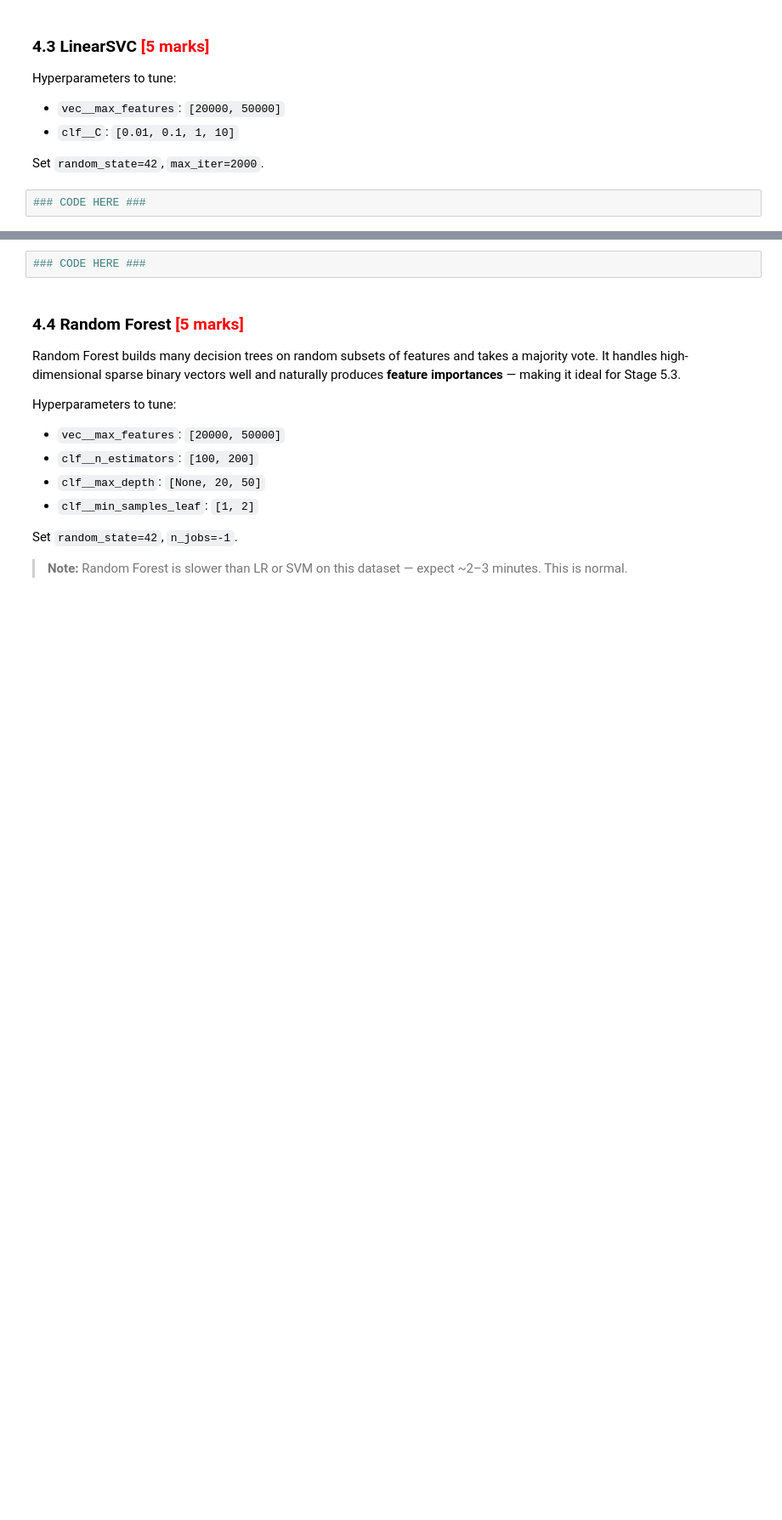
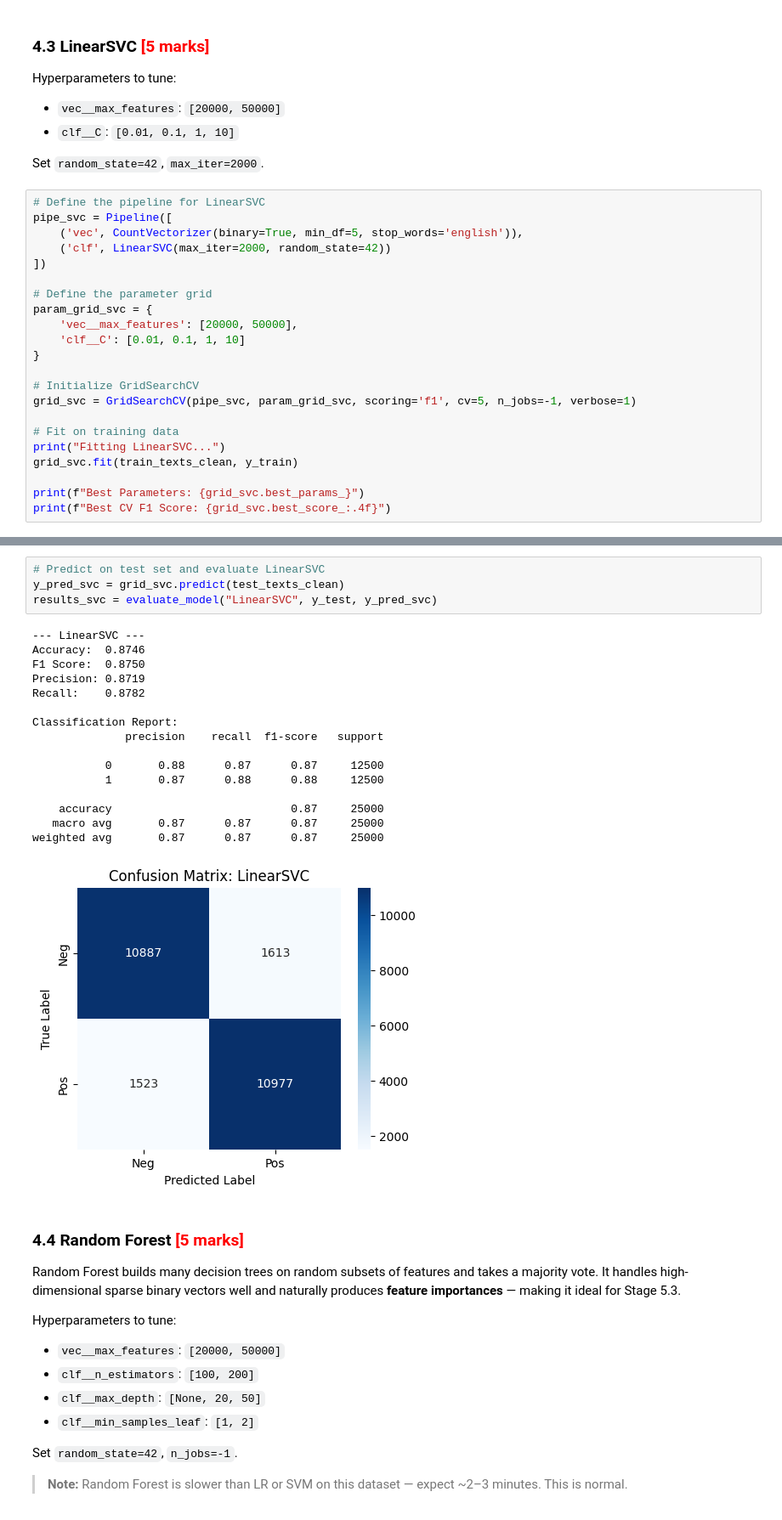
Before and after one commit to mkamdar/applied_ai_agentic_ai, a Jupyter notebook: Classification-Assignment-IMDB/IMDB_Sentiment_Exercise.ipynb, the cells around one changed output, grey strips where cells are left out. Shown at 85% size. Cells and saved outputs as stored; diff of their text form; blank space fills up the shorter version.

```diff
--- a/Classification-Assignment-IMDB/IMDB_Sentiment_Exercise.ipynb
+++ b/Classification-Assignment-IMDB/IMDB_Sentiment_Exercise.ipynb
@@ -469,4 +618,24 @@ Hyperparameters to tune:
 
 Set `random_state=42`, `max_iter=2000`.
 # %%
-### CODE HERE ###
+# Define the pipeline for LinearSVC
+pipe_svc = Pipeline([
+    ('vec', CountVectorizer(binary=True, min_df=5, stop_words='english')),
+    ('clf', LinearSVC(max_iter=2000, random_state=42))
+])
+
+# Define the parameter grid
+param_grid_svc = {
+    'vec__max_features': [20000, 50000],
+    'clf__C': [0.01, 0.1, 1, 10]
+}
+
+# Initialize GridSearchCV
+grid_svc = GridSearchCV(pipe_svc, param_grid_svc, scoring='f1', cv=5, n_jobs=-1, verbose=1)
+
+# Fit on training data
+print("Fitting LinearSVC...")
+grid_svc.fit(train_texts_clean, y_train)
+
+print(f"Best Parameters: {grid_svc.best_params_}")
+print(f"Best CV F1 Score: {grid_svc.best_score_:.4f}")
@@ -473,5 +647,24 @@ Set `random_state=42`, `max_iter=2000`.
 # %%
-### CODE HERE ###
+# Predict on test set and evaluate LinearSVC
+y_pred_svc = grid_svc.predict(test_texts_clean)
+results_svc = evaluate_model("LinearSVC", y_test, y_pred_svc)
+# %% [output]
+--- LinearSVC ---
+Accuracy:  0.8746
+F1 Score:  0.8750
+Precision: 0.8719
+Recall:    0.8782
+
+Classification Report:
+              precision    recall  f1-score   support
+
+           0       0.88      0.87      0.87     12500
+           1       0.87      0.88      0.88     12500
+
+    accuracy                           0.87     25000
+   macro avg       0.87      0.87      0.87     25000
+weighted avg       0.87      0.87      0.87     25000
+[figure, added]
 # %% [markdown]
 ### 4.4 Random Forest  <font color="red">[5 marks]</font>
 
```
Also changed, not shown: parts of 12 cells of this notebook.
